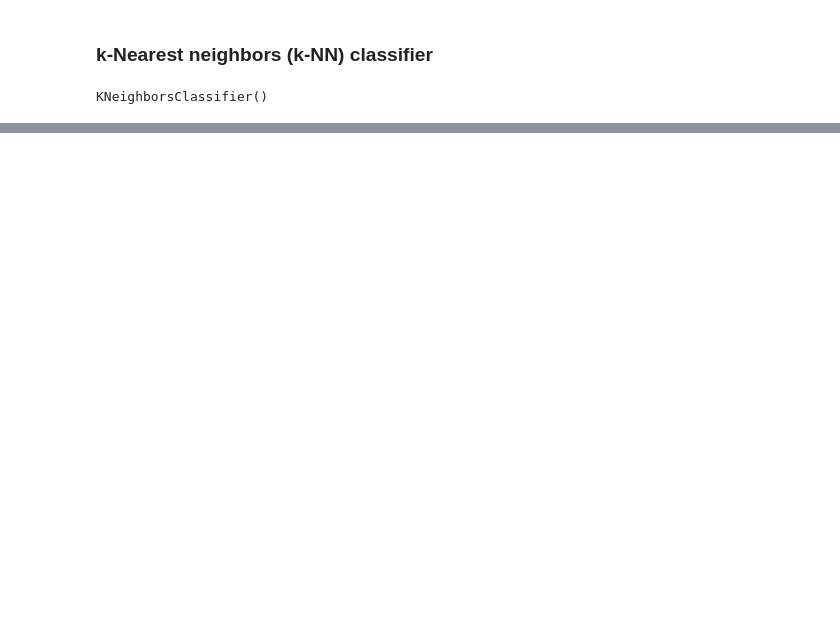
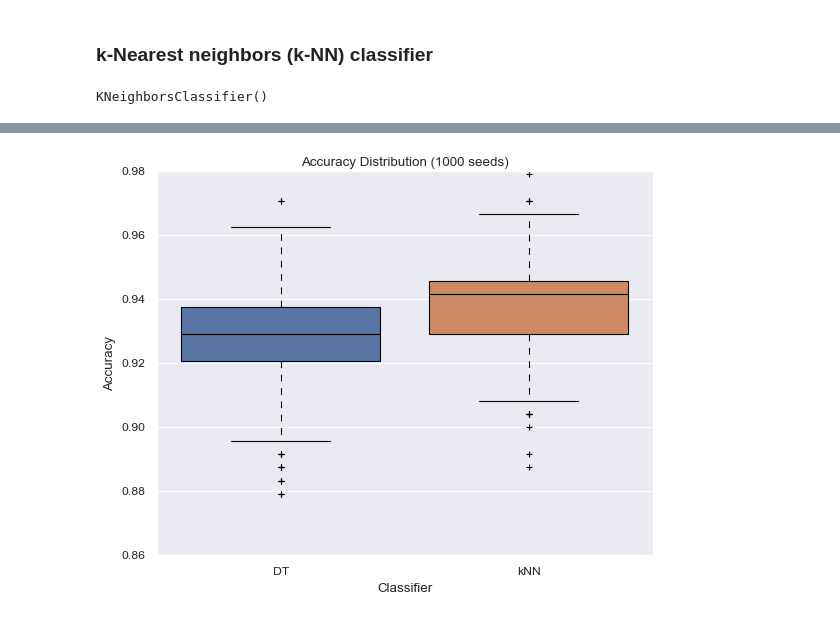
Before and after one commit to rafaeldavidjose/MLF-25-26, a Jupyter notebook: Class 2/pokemons.ipynb, the cells around one changed output, grey strips where cells are left out. Saved outputs shown, nothing was run; the diff lists cells and outputs as text; code cells hidden in the pictures; blank space fills up the shorter version.

```diff
--- a/Class 2/pokemons.ipynb
+++ b/Class 2/pokemons.ipynb
@@ -316,0 +407,14 @@ knnClf.score(X_test, y_test)
+# %%
+# Boxplot of the accuracy results for both classifiers
+sns.boxplot(
+    data=df_results,
+    x="Classifier",
+    y="Accuracy",
+    hue='Classifier',
+    linecolor="black",
+    palette="deep",
+)
+plt.title("Accuracy Distribution (1000 seeds)")
+plt.show()
+# %% [output]
+[figure, added]
```
Also changed, not shown: parts of 15 cells of this notebook.
